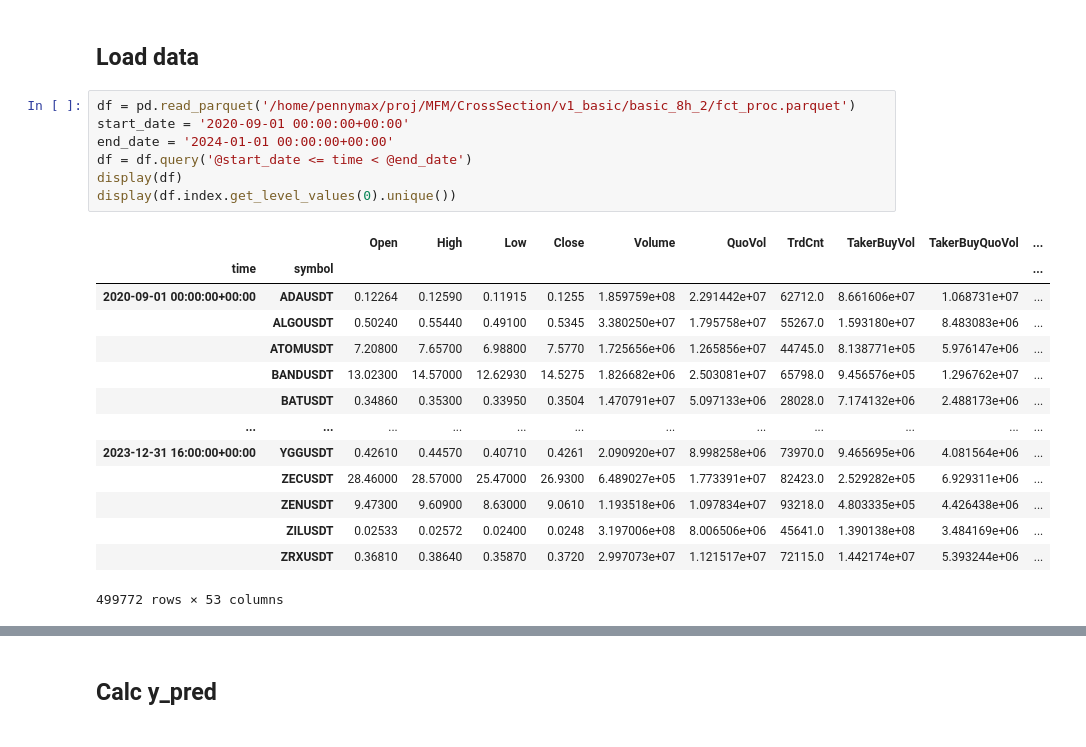
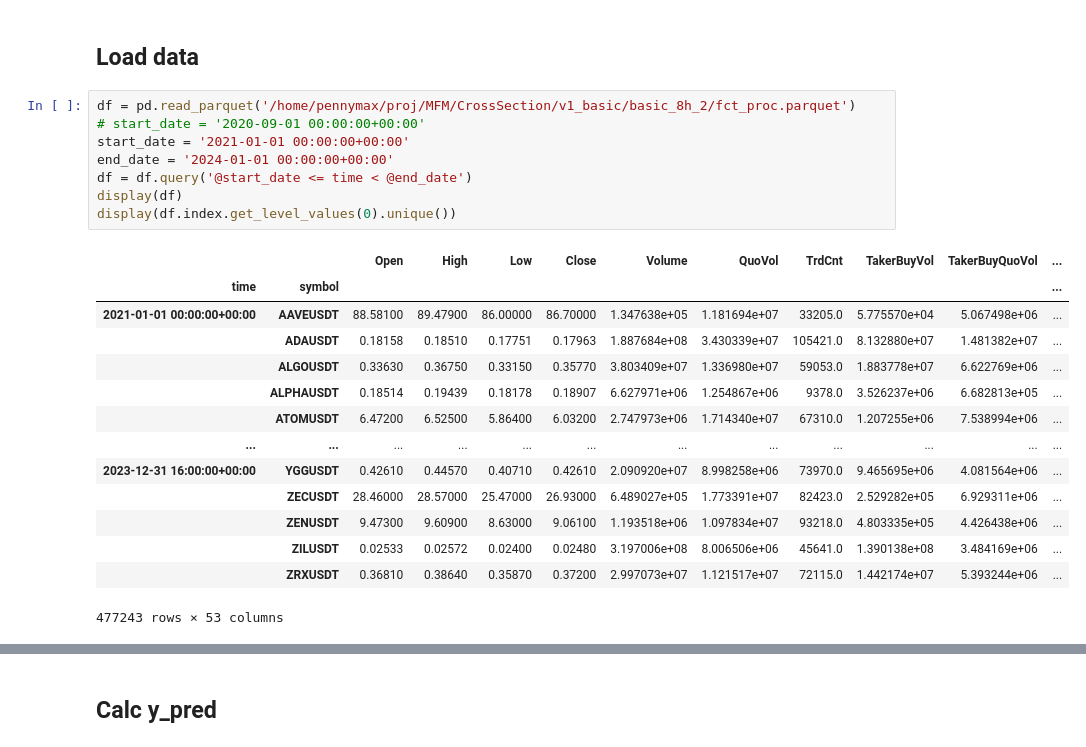
Before and after one commit to pennymax/gplearn, a Jupyter notebook: mytest_fitness.ipynb, the cells around one changed output, grey strips where cells are left out. Saved outputs shown, nothing was run; the diff lists cells and outputs as text.

```diff
--- a/mytest_fitness.ipynb
+++ b/mytest_fitness.ipynb
@@ -16,23 +16,24 @@ import time
 ## Load data
 # %%
 df = pd.read_parquet('/home/pennymax/proj/MFM/CrossSection/v1_basic/basic_8h_2/fct_proc.parquet')
-start_date = '2020-09-01 00:00:00+00:00'
+# start_date = '2020-09-01 00:00:00+00:00'
+start_date = '2021-01-01 00:00:00+00:00'
 end_date = '2024-01-01 00:00:00+00:00'
 df = df.query('@start_date <= time < @end_date')
 display(df)
 display(df.index.get_level_values(0).unique())
 # %% [output]
 |  |  | Open | High | Low | Close | Volume | QuoVol | TrdCnt | TakerBuyVol | TakerBuyQuoVol | ... |
 | time | symbol |  |  |  |  |  |  |  |  |  | ... |
-| 2020-09-01 00:00:00+00:00 | ADAUSDT | 0.12264 | 0.12590 | 0.11915 | 0.1255 | 1.859759e+08 | 2.291442e+07 | 62712.0 | 8.661606e+07 | 1.068731e+07 | ... |
-|  | ALGOUSDT | 0.50240 | 0.55440 | 0.49100 | 0.5345 | 3.380250e+07 | 1.795758e+07 | 55267.0 | 1.593180e+07 | 8.483083e+06 | ... |
-|  | ATOMUSDT | 7.20800 | 7.65700 | 6.98800 | 7.5770 | 1.725656e+06 | 1.265856e+07 | 44745.0 | 8.138771e+05 | 5.976147e+06 | ... |
-|  | BANDUSDT | 13.02300 | 14.57000 | 12.62930 | 14.5275 | 1.826682e+06 | 2.503081e+07 | 65798.0 | 9.456576e+05 | 1.296762e+07 | ... |
-|  | BATUSDT | 0.34860 | 0.35300 | 0.33950 | 0.3504 | 1.470791e+07 | 5.097133e+06 | 28028.0 | 7.174132e+06 | 2.488173e+06 | ... |
+| 2021-01-01 00:00:00+00:00 | AAVEUSDT | 88.58100 | 89.47900 | 86.00000 | 86.70000 | 1.347638e+05 | 1.181694e+07 | 33205.0 | 5.775570e+04 | 5.067498e+06 | ... |
+|  | ADAUSDT | 0.18158 | 0.18510 | 0.17751 | 0.17963 | 1.887684e+08 | 3.430339e+07 | 105421.0 | 8.132880e+07 | 1.481382e+07 | ... |
+|  | ALGOUSDT | 0.33630 | 0.36750 | 0.33150 | 0.35770 | 3.803409e+07 | 1.336980e+07 | 59053.0 | 1.883778e+07 | 6.622769e+06 | ... |
+|  | ALPHAUSDT | 0.18514 | 0.19439 | 0.18178 | 0.18907 | 6.627971e+06 | 1.254867e+06 | 9378.0 | 3.526237e+06 | 6.682813e+05 | ... |
+|  | ATOMUSDT | 6.47200 | 6.52500 | 5.86400 | 6.03200 | 2.747973e+06 | 1.714340e+07 | 67310.0 | 1.207255e+06 | 7.538994e+06 | ... |
 | ... | ... | ... | ... | ... | ... | ... | ... | ... | ... | ... | ... |
-| 2023-12-31 16:00:00+00:00 | YGGUSDT | 0.42610 | 0.44570 | 0.40710 | 0.4261 | 2.090920e+07 | 8.998258e+06 | 73970.0 | 9.465695e+06 | 4.081564e+06 | ... |
-|  | ZECUSDT | 28.46000 | 28.57000 | 25.47000 | 26.9300 | 6.489027e+05 | 1.773391e+07 | 82423.0 | 2.529282e+05 | 6.929311e+06 | ... |
-|  | ZENUSDT | 9.47300 | 9.60900 | 8.63000 | 9.0610 | 1.193518e+06 | 1.097834e+07 | 93218.0 | 4.803335e+05 | 4.426438e+06 | ... |
-|  | ZILUSDT | 0.02533 | 0.02572 | 0.02400 | 0.0248 | 3.197006e+08 | 8.006506e+06 | 45641.0 | 1.390138e+08 | 3.484169e+06 | ... |
-|  | ZRXUSDT | 0.36810 | 0.38640 | 0.35870 | 0.3720 | 2.997073e+07 | 1.121517e+07 | 72115.0 | 1.442174e+07 | 5.393244e+06 | ... |
+| 2023-12-31 16:00:00+00:00 | YGGUSDT | 0.42610 | 0.44570 | 0.40710 | 0.42610 | 2.090920e+07 | 8.998258e+06 | 73970.0 | 9.465695e+06 | 4.081564e+06 | ... |
+|  | ZECUSDT | 28.46000 | 28.57000 | 25.47000 | 26.93000 | 6.489027e+05 | 1.773391e+07 | 82423.0 | 2.529282e+05 | 6.929311e+06 | ... |
+|  | ZENUSDT | 9.47300 | 9.60900 | 8.63000 | 9.06100 | 1.193518e+06 | 1.097834e+07 | 93218.0 | 4.803335e+05 | 4.426438e+06 | ... |
+|  | ZILUSDT | 0.02533 | 0.02572 | 0.02400 | 0.02480 | 3.197006e+08 | 8.006506e+06 | 45641.0 | 1.390138e+08 | 3.484169e+06 | ... |
+|  | ZRXUSDT | 0.36810 | 0.38640 | 0.35870 | 0.37200 | 2.997073e+07 | 1.121517e+07 | 72115.0 | 1.442174e+07 | 5.393244e+06 | ... |
-499772 rows × 53 columns
+477243 rows × 53 columns
```
Also changed, not shown: parts of 1 cell of this notebook, 3 other files.
